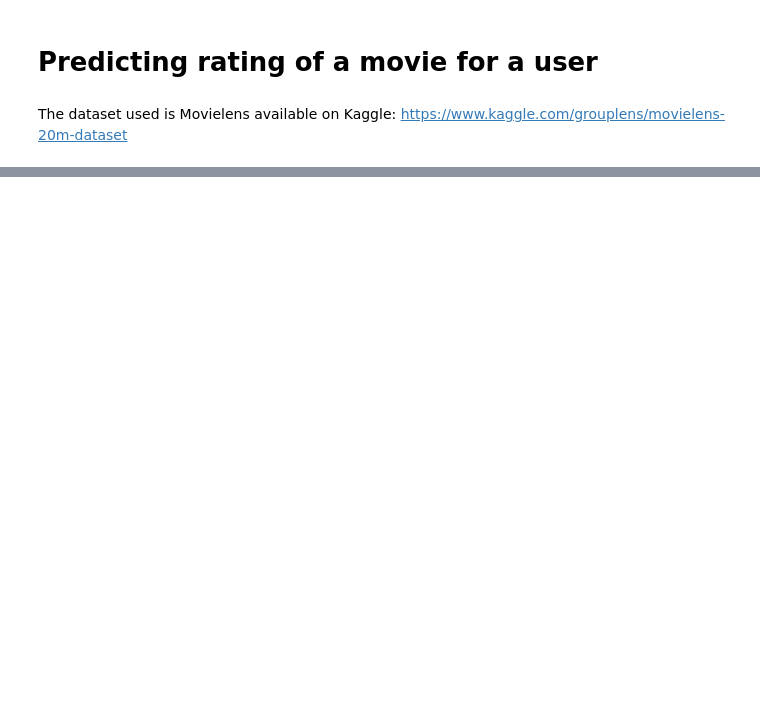
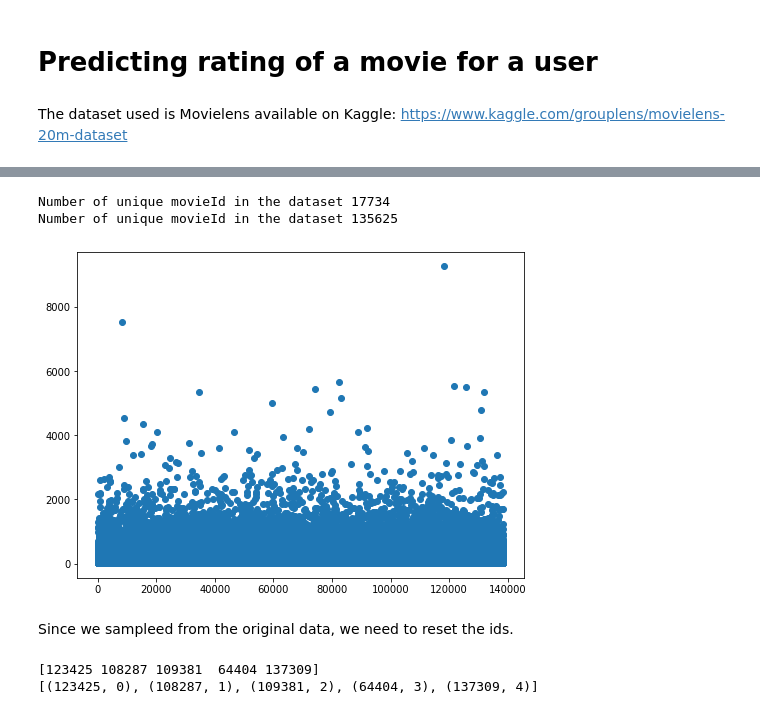
Before and after one commit to malhamid/Embeddings, a Jupyter notebook: Rating Prediction.ipynb, the cells around one changed output, grey strips where cells are left out. Cells and saved outputs as stored; diff of their text form; code cells hidden in the pictures; blank space fills up the shorter version.

```diff
--- a/Rating Prediction.ipynb
+++ b/Rating Prediction.ipynb
@@ -80,0 +71,26 @@ model.compile(
+# %%
+print('Number of unique movieId in the dataset {}'.format(len(df.movieId.unique())))
+print('Number of unique movieId in the dataset {}'.format(len(df.userId.unique())))
+# %% [output]
+Number of unique movieId in the dataset 17734
+Number of unique movieId in the dataset 135625
+# %%
+# Plotting the number of ratings by each user
+fig, ax = plt.subplots(figsize=(8,6))
+g = ratings_df.groupby('userId')['rating'].count()
+plt.scatter(g.index, g)
+plt.show()
+# %% [output]
+[figure, added]
+# %% [markdown]
+Since we sampleed from the original data, we need to reset the ids.
+# %%
+unq_users =  df.userId.unique()
+unq_movies = df.movieId.unique()
+userid_idx = {v:idx for idx,v in enumerate(unq_users)}
+movieid_idx = {v:idx for idx,v in enumerate(unq_movies)}
+print(unq_users[0:5])
+print(list(userid_idx.items())[0: 5])
+# %% [output]
+[123425 108287 109381  64404 137309]
+[(123425, 0), (108287, 1), (109381, 2), (64404, 3), (137309, 4)]
```
Also changed, not shown: parts of 20 cells of this notebook.
